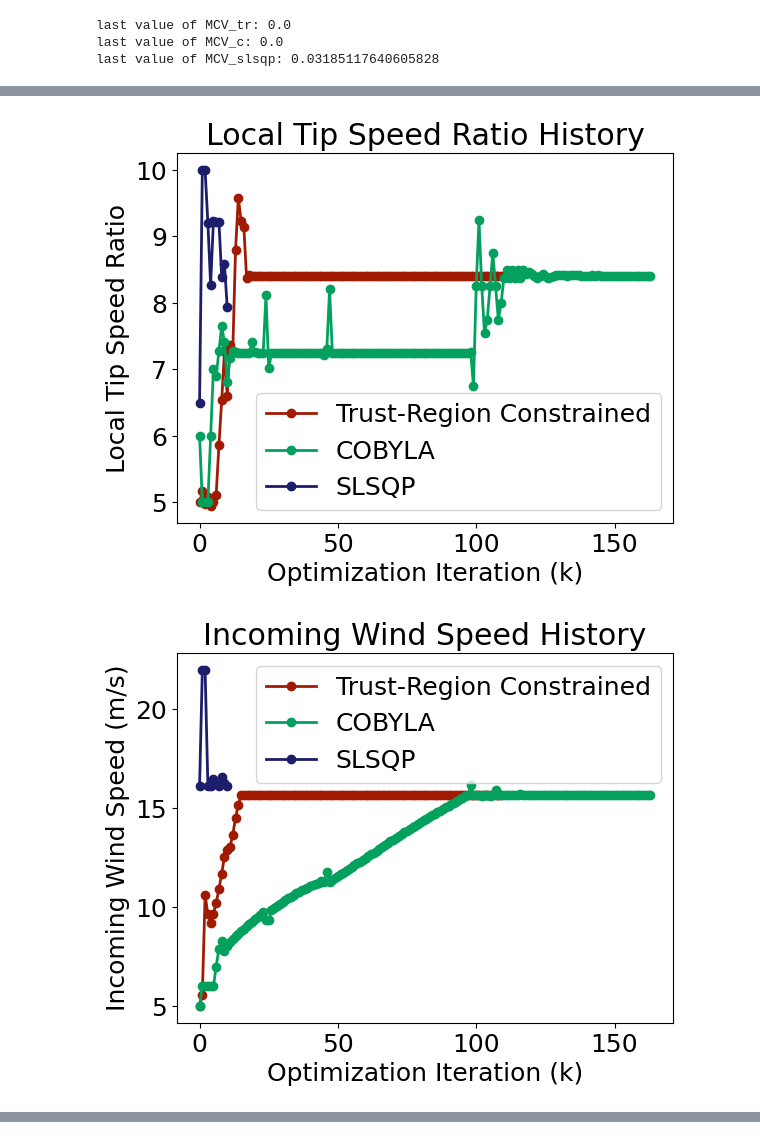
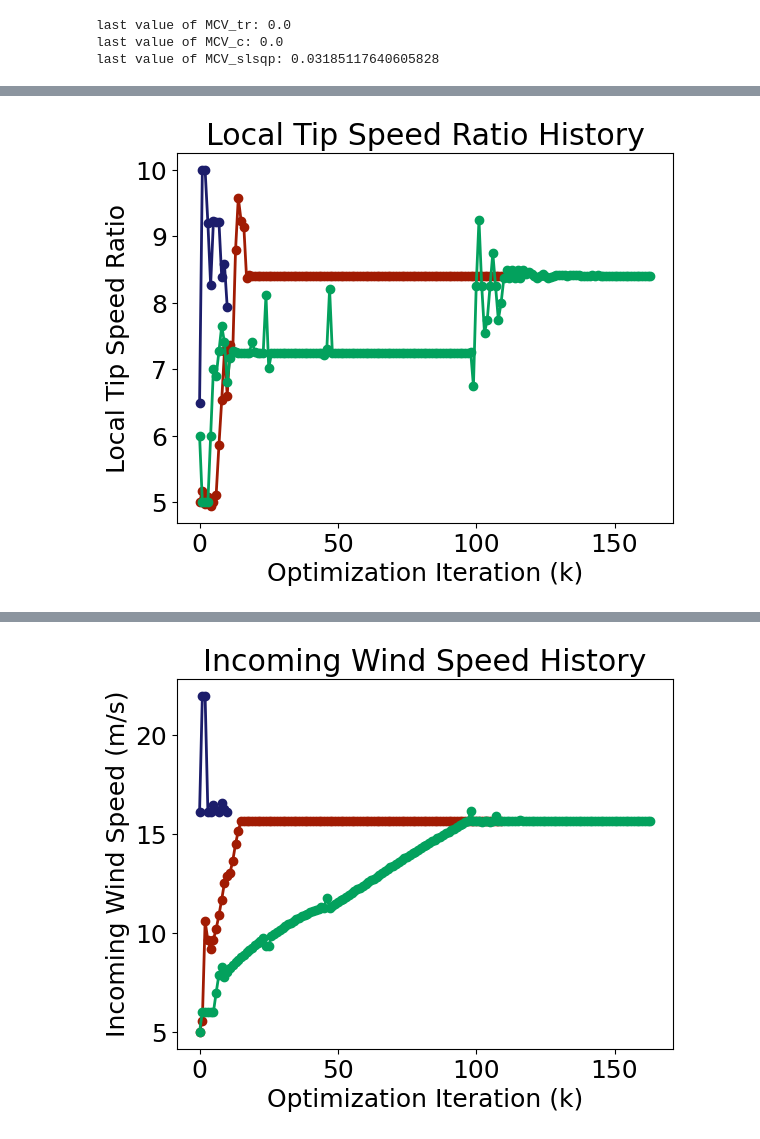
Before and after one commit to divyatyagi8/AERSP497_Project, a Jupyter notebook: windpower_opt.ipynb, the cells around one changed output, grey strips where cells are left out. Cells and saved outputs as stored; diff of their text form; code cells hidden in the pictures.

```diff
--- a/windpower_opt.ipynb
+++ b/windpower_opt.ipynb
@@ -552,47 +549,12 @@ plt.show()
 # %%
 # Local Tip Speed Ratio History
 plt.figure()
 plt.plot(range(len(xx_tr)), [x[0] for x in xx_tr], marker='o',c='#a11b03', label='Trust-Region Constrained')
 plt.plot(range(len(xx_c)), [x[0] for x in xx_c], marker='o',c='#03a15d', label='COBYLA')
 plt.plot(range(len(xx_slsqp)), [x[0] for x in xx_slsqp], marker='o',c='#1c1d6b', label='SLSQP')
 plt.xlabel('Optimization Iteration (k)')
 plt.ylabel('Local Tip Speed Ratio')
 plt.title('Local Tip Speed Ratio History')
-plt.legend()
 plt.show()
-
-# Incoming Wind Speed History
-plt.figure()
-plt.plot(range(len(xx_tr)), [x[1] for x in xx_tr], marker='o',c='#a11b03', label='Trust-Region Constrained')
-plt.plot(range(len(xx_c)), [x[1] for x in xx_c], marker='o',c='#03a15d', label='COBYLA')
-plt.plot(range(len(xx_slsqp)), [x[1] for x in xx_slsqp], marker='o',c='#1c1d6b', label='SLSQP')
-plt.xlabel('Optimization Iteration (k)')
-plt.ylabel('Incoming Wind Speed (m/s)')
-plt.title('Incoming Wind Speed History')
-plt.legend()
-plt.show()
-
-# Blade Diameter History
-plt.figure()
-plt.plot(range(len(xx_tr)), [x[2] for x in xx_tr], marker='o',c='#a11b03', label='Trust-Region Constrained')
-plt.plot(range(len(xx_c)), [x[2] for x in xx_c], marker='o',c='#03a15d', label='COBYLA')
-plt.plot(range(len(xx_slsqp)), [x[2] for x in xx_slsqp], marker='o',c='#1c1d6b', label='SLSQP')
-plt.xlabel('Optimization Iteration (k)')
-plt.ylabel('Blade Diameter (m)')
-plt.title('Blade Diameter History')
-plt.legend()
-plt.show()
-
-# Lift to Drag Ratio History
-plt.figure()
-plt.plot(range(len(xx_tr)), [x[3] for x in xx_tr], marker='o',c='#a11b03', label='Trust-Region Constrained')
-plt.plot(range(len(xx_c)), [x[3] for x in xx_c], marker='o',c='#03a15d', label='COBYLA')
-plt.plot(range(len(xx_slsqp)), [x[3] for x in xx_slsqp], marker='o',c='#1c1d6b', label='SLSQP')
-plt.xlabel('Optimization Iteration (k)')
-plt.ylabel('Lift to Drag Ratio')
-plt.title('Lift to Drag Ratio History')
-plt.legend()
-plt.show()
 # %% [output]
-[figure, old version]
+[figure, new version]
-[figure, removed]
@@ -600,0 +561,12 @@ plt.show()
+# %%
+# Incoming Wind Speed History
+plt.figure()
+plt.plot(range(len(xx_tr)), [x[1] for x in xx_tr], marker='o',c='#a11b03', label='Trust-Region Constrained')
+plt.plot(range(len(xx_c)), [x[1] for x in xx_c], marker='o',c='#03a15d', label='COBYLA')
+plt.plot(range(len(xx_slsqp)), [x[1] for x in xx_slsqp], marker='o',c='#1c1d6b', label='SLSQP')
+plt.xlabel('Optimization Iteration (k)')
+plt.ylabel('Incoming Wind Speed (m/s)')
+plt.title('Incoming Wind Speed History')
+plt.show()
+# %% [output]
+[figure, added]
```
Also changed, not shown: parts of 6 cells of this notebook.
